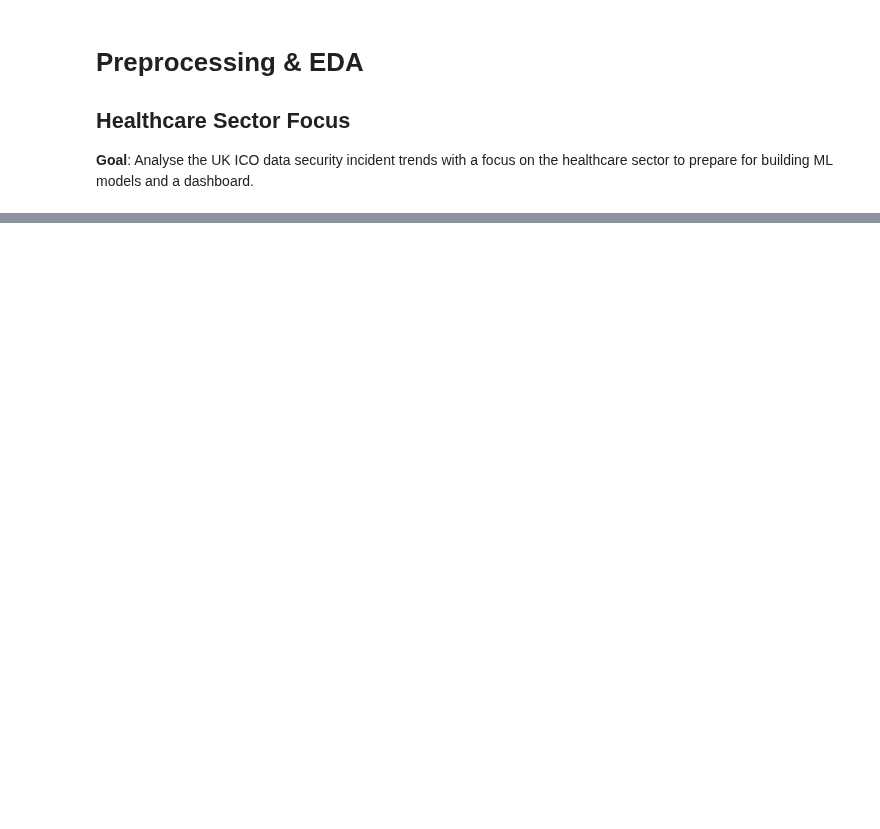
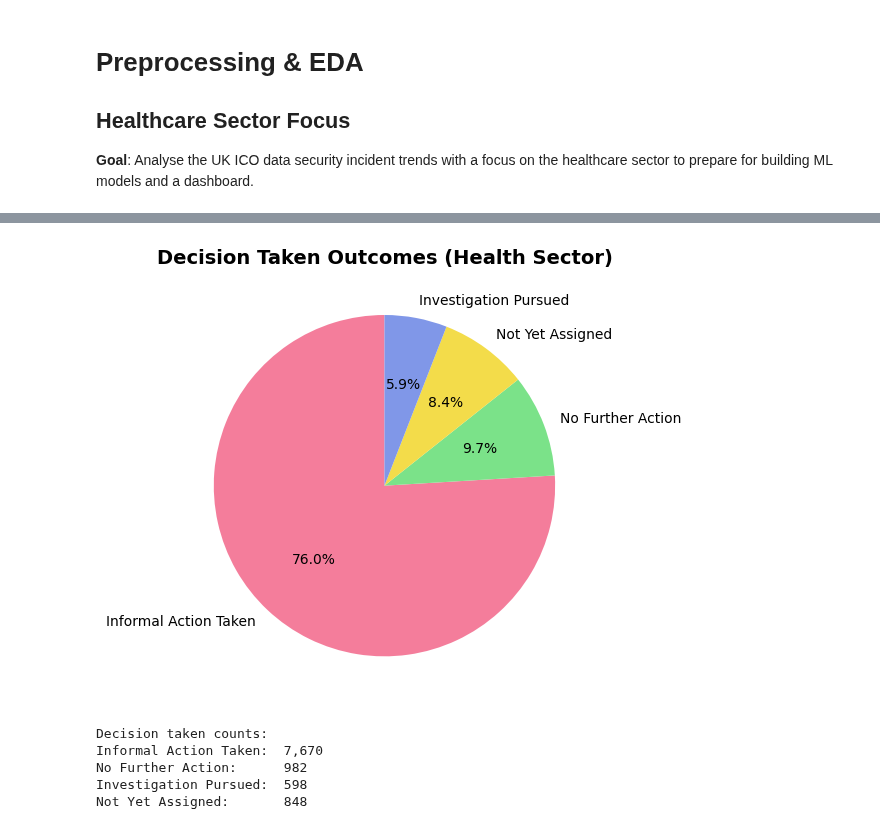
Before and after one commit to maycrowave/healthcare-data-incident-dashboard, a Jupyter notebook: preprocess.ipynb, the cells around one changed output, grey strips where cells are left out. Drawn from its saved outputs; the diff is of its cells as text; code cells hidden in the pictures; blank space fills up the shorter version.

```diff
--- a/preprocess.ipynb
+++ b/preprocess.ipynb
@@ -211,0 +388,25 @@ print("Unique Rows in Health Sector df:",unique_bi_refs)
+# %%
+# decision taken outcomes
+decision_counts = df_health_unique['decision_taken'].value_counts()
+decision_percents = (decision_counts / len(df_health_original)) * 100
+
+# pie chart
+plt.title("Decision Taken Outcomes (Health Sector)", fontsize=14, fontweight='bold')
+plt.pie(decision_counts.values,
+        labels=decision_counts.index,
+        autopct='%1.1f%%',
+        colors=COLOUR_PALETTE[:len(decision_counts)],
+        startangle=90,
+        textprops={'fontsize': 10})
+
+plt.tight_layout()
+plt.show()
+
+print(f"Decision taken counts:\nInformal Action Taken:\t{decision_counts['Informal Action Taken']:,} \nNo Further Action:\t{decision_counts['No Further Action']:,} \nInvestigation Pursued:\t{decision_counts['Investigation Pursued']:,} \nNot Yet Assigned:\t{decision_counts['Not Yet Assigned']:,}")
+# %% [output]
+[figure, added]
+Decision taken counts:
+Informal Action Taken:  7,670
+No Further Action:      982
+Investigation Pursued:  598
+Not Yet Assigned:       848
```
Also changed, not shown: parts of 48 cells of this notebook, 24 other files.
